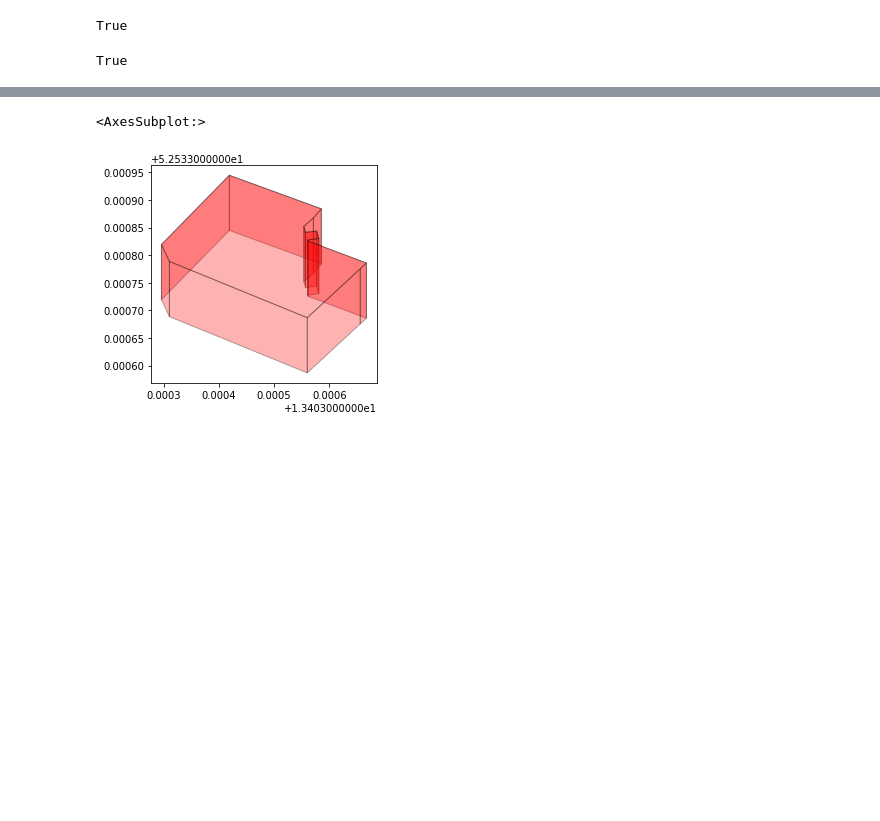
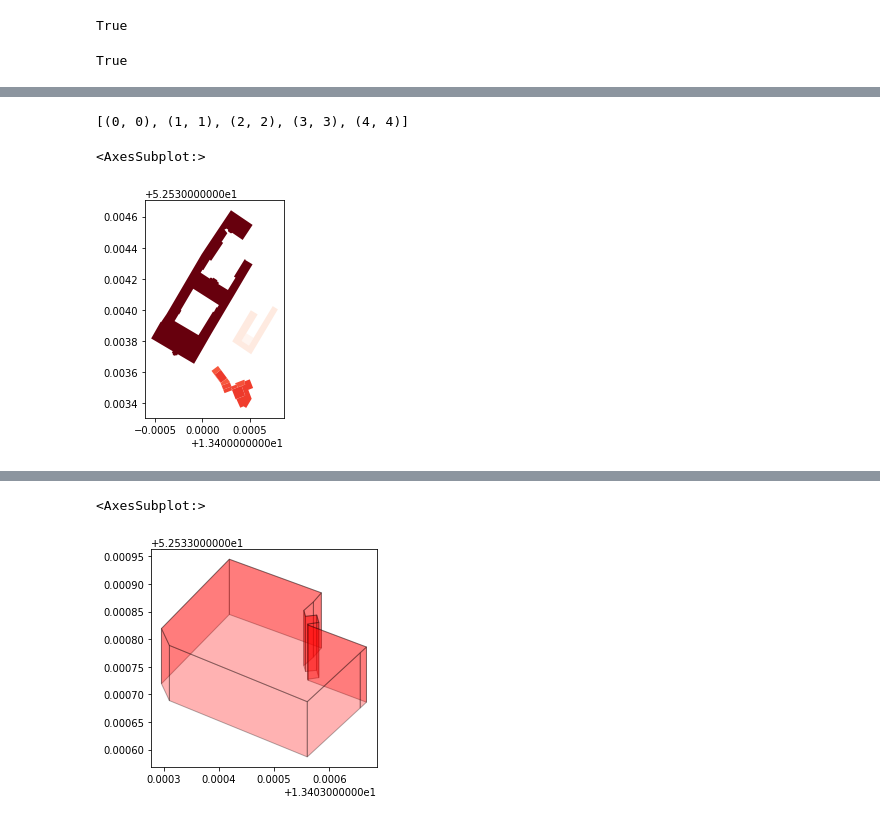
Before and after one commit to maximylius/map_visualization_algorithms, a Jupyter notebook: 3D_map.ipynb, the cells around one changed output, grey strips where cells are left out. Saved outputs shown, nothing was run; the diff lists cells and outputs as text; code cells hidden in the pictures; blank space fills up the shorter version.

```diff
--- a/3D_map.ipynb
+++ b/3D_map.ipynb
@@ -732,0 +856,9 @@ def makeCounterClockWise(arr, bl):
+# %%
+[x for x in zip(range(5), range(10))]
+# %% [output]
+[(0, 0), (1, 1), (2, 2), (3, 3), (4, 4)]
+# %%
+smpl.plot(cmap="Reds", column='height')
+# %% [output]
+<AxesSubplot:>
+[figure, added]
```
Also changed, not shown: parts of 27 cells of this notebook, 7 other files.
